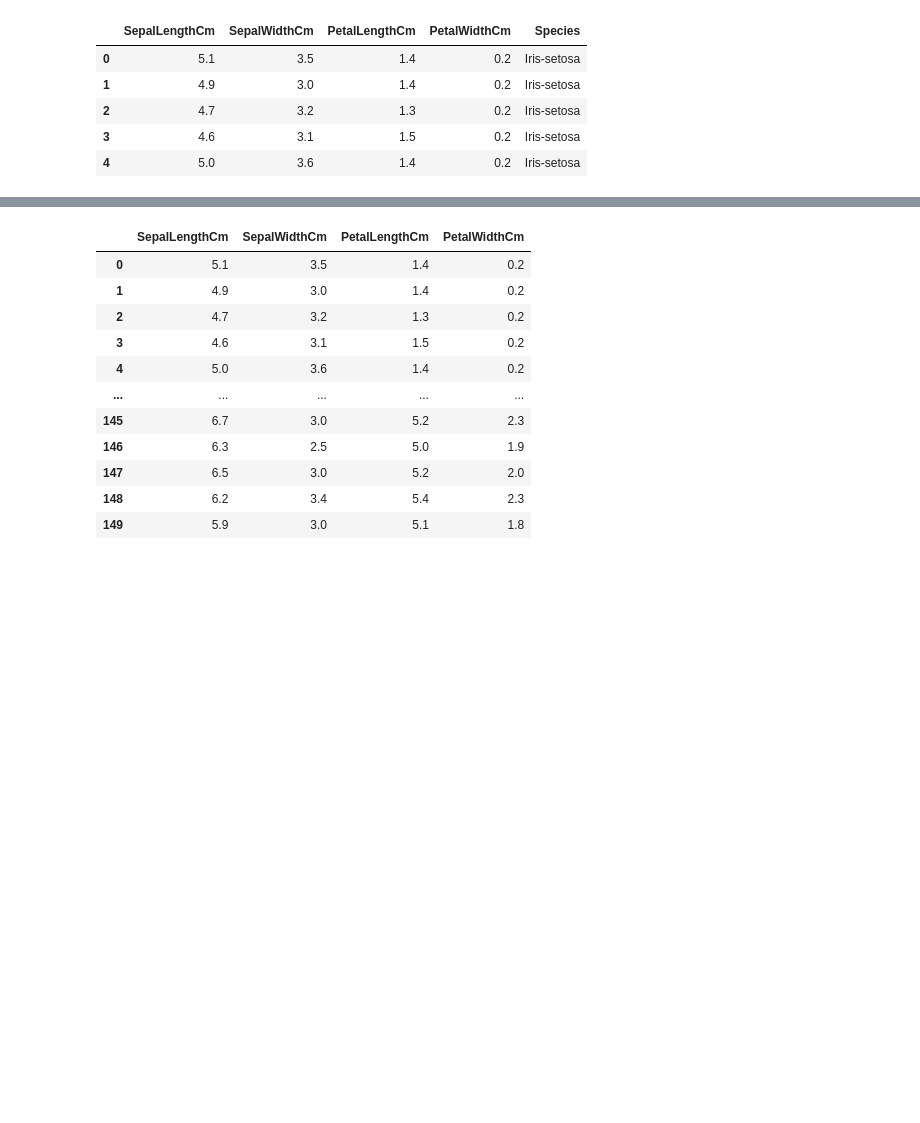
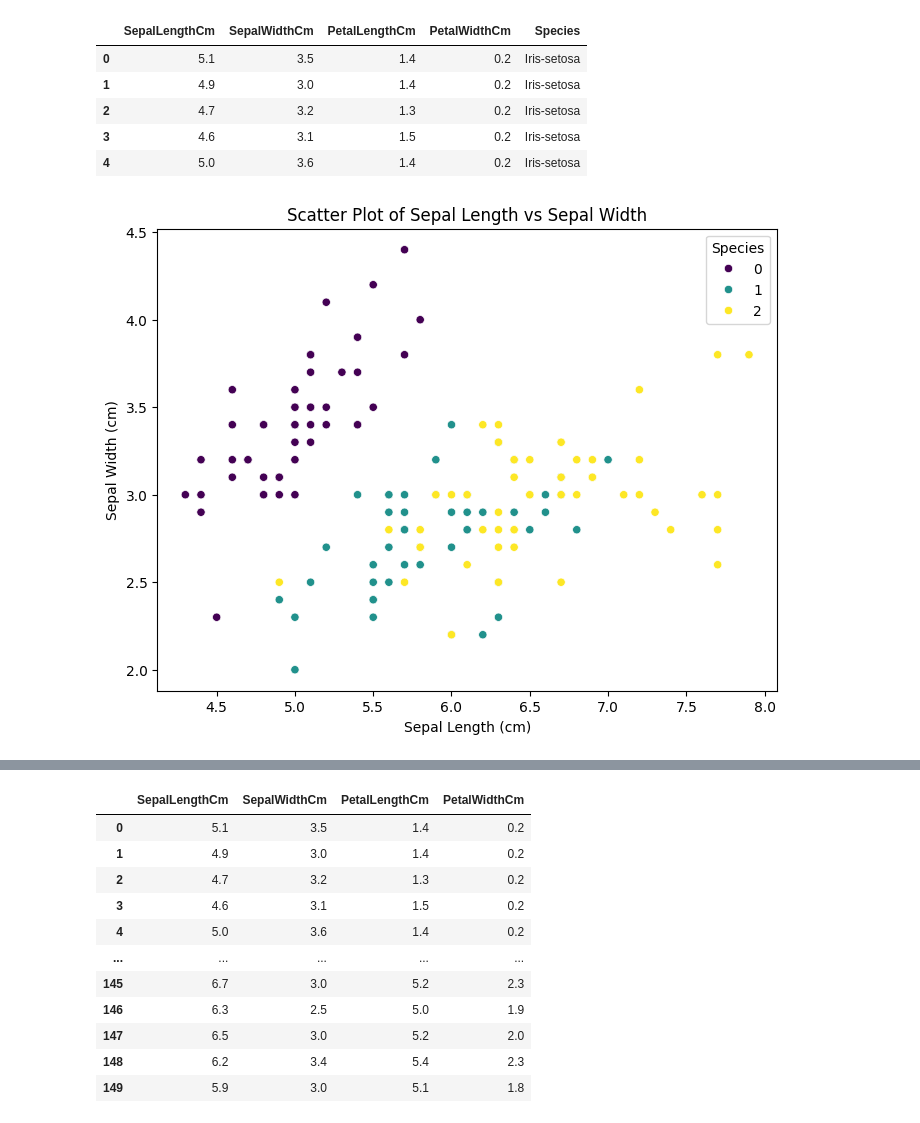
Before and after one commit to DenzAviator/DecisionTree, a Jupyter notebook: project.ipynb, the cells around one changed output, grey strips where cells are left out. Saved outputs shown, nothing was run; the diff lists cells and outputs as text; code cells hidden in the pictures; blank space fills up the shorter version.

```diff
--- a/project.ipynb
+++ b/project.ipynb
@@ -80,3 +80,14 @@ data.head()
 | 2 | 4.7 | 3.2 | 1.3 | 0.2 | Iris-setosa |
 | 3 | 4.6 | 3.1 | 1.5 | 0.2 | Iris-setosa |
 | 4 | 5.0 | 3.6 | 1.4 | 0.2 | Iris-setosa |
+# %%
+# Scatter plot using seaborn
+plt.figure(figsize=(8, 6))
+sns.scatterplot(data=data, x="SepalLengthCm", y="SepalWidthCm", hue="Species", palette="viridis")
+plt.title("Scatter Plot of Sepal Length vs Sepal Width")
+plt.xlabel("Sepal Length (cm)")
+plt.ylabel("Sepal Width (cm)")
+plt.legend(title="Species")
+plt.show()
+# %% [output]
+[figure, added]
```
Also changed, not shown: parts of 2 cells of this notebook, 1 other file.
